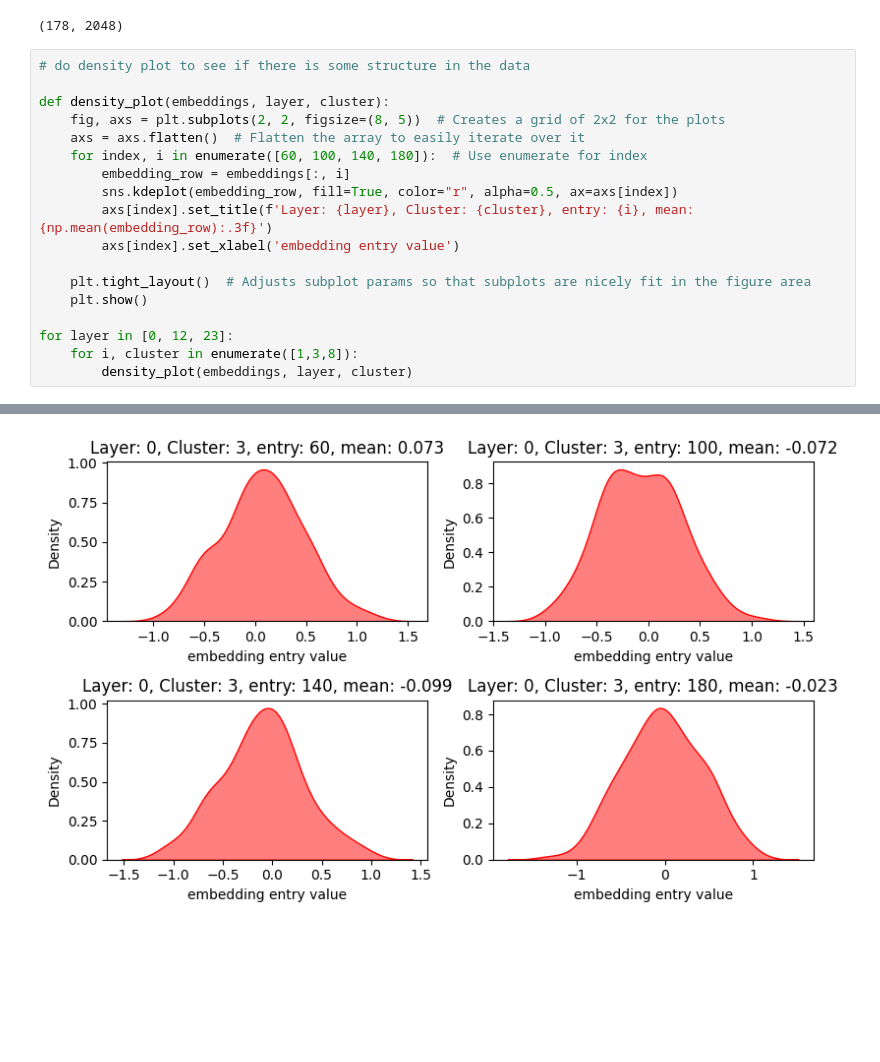
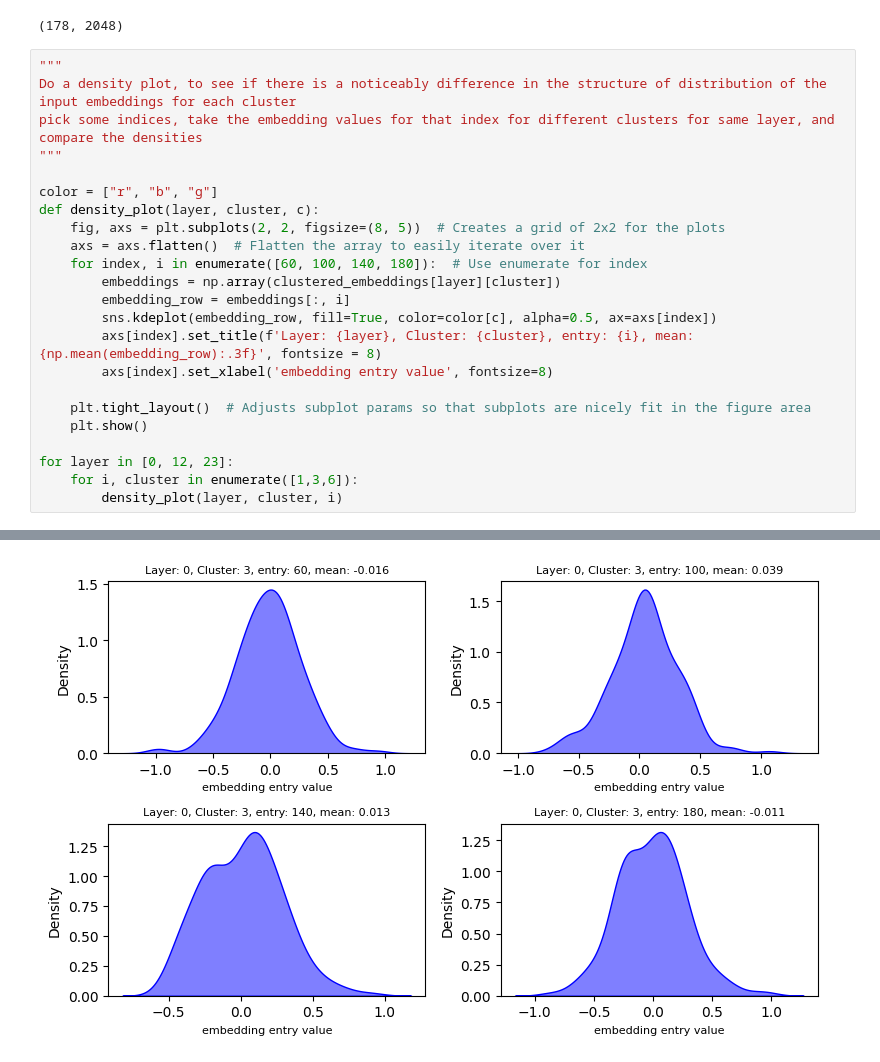
Before and after one commit to Roberto09/cs229-project, a Jupyter notebook: embedding_clusters_analysis.ipynb, the cells around one changed output, grey strips where cells are left out. Cells and saved outputs as stored; diff of their text form; blank space fills up the shorter version.

Commit message:
small fix embedding_clusters_analysis

```diff
--- a/embedding_clusters_analysis.ipynb
+++ b/embedding_clusters_analysis.ipynb
@@ -13,21 +13,26 @@ embeddings.shape
 # %% [output]
 (178, 2048)
 # %%
-# do density plot to see if there is some structure in the data
+"""
+Do a density plot, to see if there is a noticeably difference in the structure of distribution of the input embeddings for each cluster
+pick some indices, take the embedding values for that index for different clusters for same layer, and compare the densities
+"""
 
-def density_plot(embeddings, layer, cluster):
+color = ["r", "b", "g"]
+def density_plot(layer, cluster, c):
     fig, axs = plt.subplots(2, 2, figsize=(8, 5))  # Creates a grid of 2x2 for the plots
     axs = axs.flatten()  # Flatten the array to easily iterate over it
     for index, i in enumerate([60, 100, 140, 180]):  # Use enumerate for index
+        embeddings = np.array(clustered_embeddings[layer][cluster])
         embedding_row = embeddings[:, i]
-        sns.kdeplot(embedding_row, fill=True, color="r", alpha=0.5, ax=axs[index])
-        axs[index].set_title(f'Layer: {layer}, Cluster: {cluster}, entry: {i}, mean: {np.mean(embedding_row):.3f}')
-        axs[index].set_xlabel('embedding entry value')
+        sns.kdeplot(embedding_row, fill=True, color=color[c], alpha=0.5, ax=axs[index])
+        axs[index].set_title(f'Layer: {layer}, Cluster: {cluster}, entry: {i}, mean: {np.mean(embedding_row):.3f}', fontsize = 8)
+        axs[index].set_xlabel('embedding entry value', fontsize=8)
 
     plt.tight_layout()  # Adjusts subplot params so that subplots are nicely fit in the figure area
     plt.show()
 
 for layer in [0, 12, 23]:
-    for i, cluster in enumerate([1,3,8]):
-        density_plot(embeddings, layer, cluster)
+    for i, cluster in enumerate([1,3,6]):
+        density_plot(layer, cluster, i)
 # %% [output]
@@ -35 +40 @@ for layer in [0, 12, 23]:
-[figure, old version]
+[figure, new version]
```
Also changed, not shown: parts of 1 cell of this notebook.
